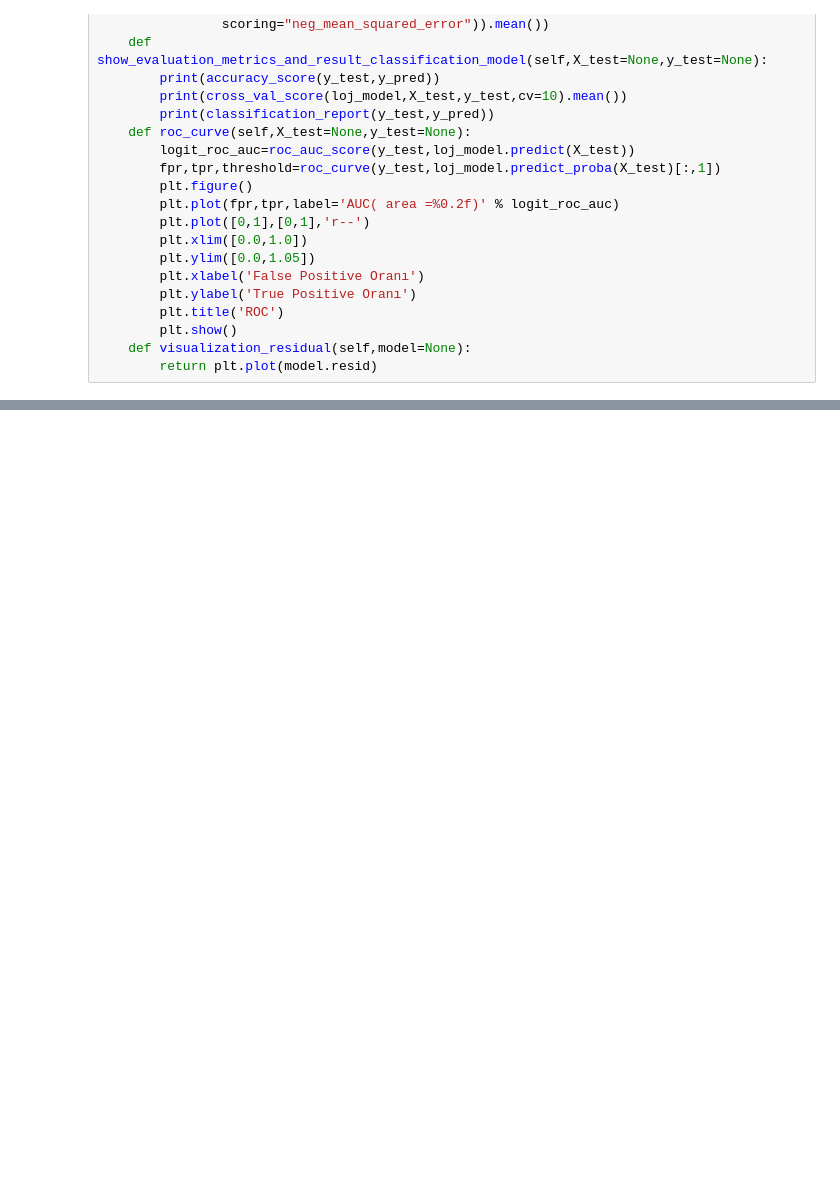
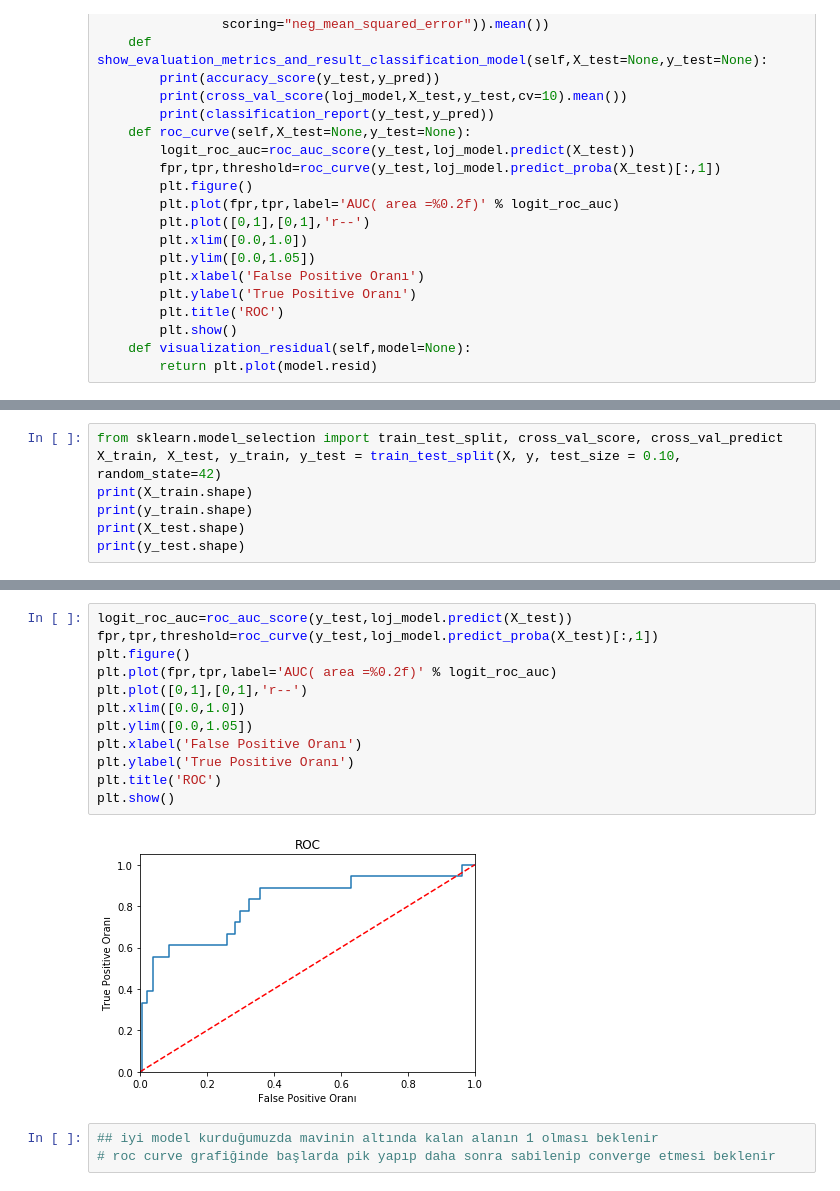
Before and after one commit to Kodluyoruz-Ankara-Veri-Bilimi/Assignment_Ayse_ILKAY, a Jupyter notebook: bank_dataset_hmelq.ipynb, the cells around one changed output, grey strips where cells are left out. Cells and saved outputs as stored; diff of their text form; blank space fills up the shorter version.

```diff
--- a/bank_dataset_hmelq.ipynb
+++ b/bank_dataset_hmelq.ipynb
@@ -411,0 +442,7 @@ Name: job, dtype: int64
+# %%
+from sklearn.model_selection import train_test_split, cross_val_score, cross_val_predict
+X_train, X_test, y_train, y_test = train_test_split(X, y, test_size = 0.10, random_state=42)
+print(X_train.shape)
+print(y_train.shape)
+print(X_test.shape)
+print(y_test.shape)
@@ -411,0 +624,17 @@ Name: job, dtype: int64
+# %%
+logit_roc_auc=roc_auc_score(y_test,loj_model.predict(X_test))
+fpr,tpr,threshold=roc_curve(y_test,loj_model.predict_proba(X_test)[:,1])
+plt.figure()
+plt.plot(fpr,tpr,label='AUC( area =%0.2f)' % logit_roc_auc)
+plt.plot([0,1],[0,1],'r--')
+plt.xlim([0.0,1.0])
+plt.ylim([0.0,1.05])
+plt.xlabel('False Positive Oranı')
+plt.ylabel('True Positive Oranı')
+plt.title('ROC')
+plt.show()
+# %% [output]
+[figure, added]
+# %%
+## iyi model kurduğumuzda mavinin altında kalan alanın 1 olması beklenir
+# roc curve grafiğinde başlarda pik yapıp daha sonra sabilenip converge etmesi beklenir
```
Also changed, not shown: parts of 24 cells of this notebook.
